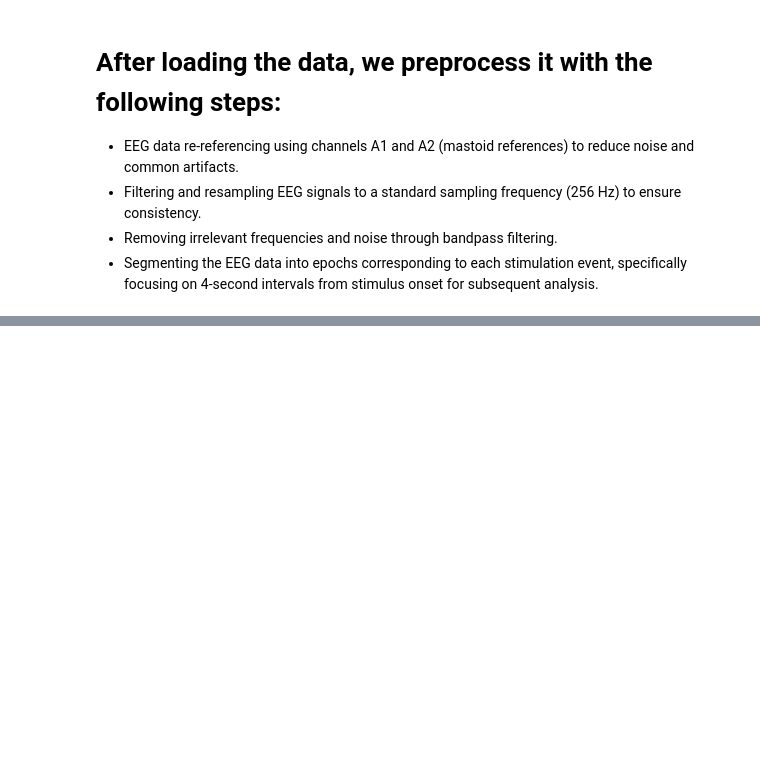
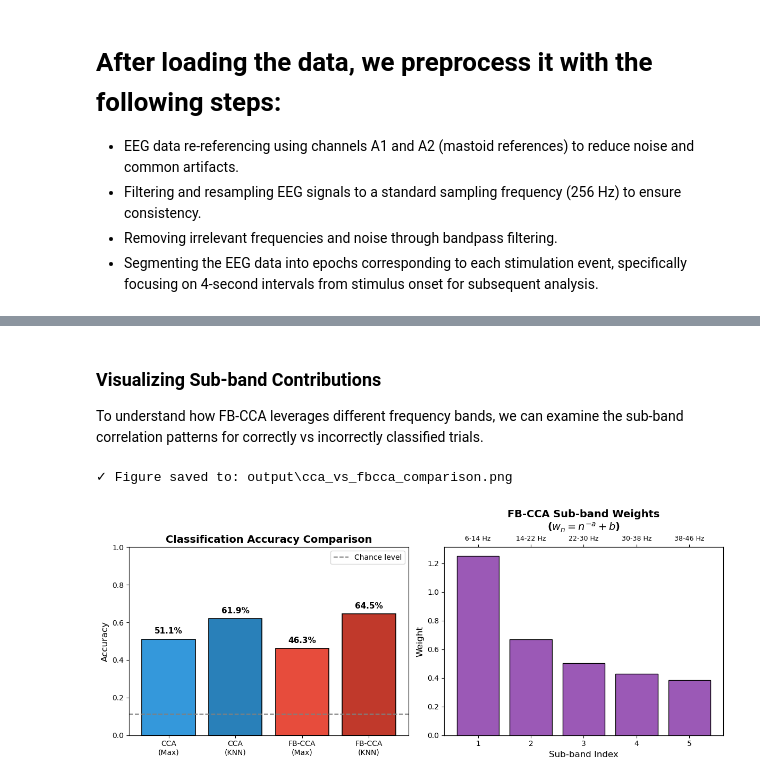
Before and after one commit to danylof/SSVEP-visual, a Jupyter notebook: FB-CCA/FB-CCA.ipynb, the cells around one changed output, grey strips where cells are left out. Cells and saved outputs as stored; diff of their text form; code cells hidden in the pictures; blank space fills up the shorter version.

```diff
--- a/FB-CCA/FB-CCA.ipynb
+++ b/FB-CCA/FB-CCA.ipynb
@@ -158,0 +365,20 @@ KNN Classification Accuracy: 0.6373
+# %%
+# Initialize classifier
+classifier = EEGClassifier()
+
+# Compare all methods: Standard CCA vs FB-CCA with both Max selection and KNN
+results = classifier.compare_methods(
+    cca_features=cca_features_by_subject,
+    fbcca_features=fbcca_features_by_subject,
+    labels_by_subject=labels_by_subject,
+    stim_frequencies=stim_frequencies
+)
+
+# Store results for visualization
+print("\n" + "="*60)
+print("IMPROVEMENT ANALYSIS")
+print("="*60)
+cca_improvement = (results['fbcca_max'] - results['cca_max']) / results['cca_max'] * 100
+knn_improvement = (results['fbcca_knn'] - results['cca_knn']) / results['cca_knn'] * 100
+print(f"FB-CCA vs CCA (Max Selection): {cca_improvement:+.1f}% improvement")
+print(f"FB-CCA vs CCA (KNN):           {knn_improvement:+.1f}% improvement")
@@ -158,0 +403,54 @@ KNN Classification Accuracy: 0.6373
+# %% [markdown]
+### Visualizing Sub-band Contributions
+
+To understand how FB-CCA leverages different frequency bands, we can examine the sub-band correlation patterns for correctly vs incorrectly classified trials.
+# %%
+import matplotlib.pyplot as plt
+from pathlib import Path
+
+# Create output directory for figures
+output_dir = Path('output')
+output_dir.mkdir(exist_ok=True)
+
+# Visualize classification results comparison
+fig, axes = plt.subplots(1, 2, figsize=(12, 5))
+
+# Bar chart comparing methods
+methods = ['CCA\n(Max)', 'CCA\n(KNN)', 'FB-CCA\n(Max)', 'FB-CCA\n(KNN)']
+accuracies = [results['cca_max'], results['cca_knn'], results['fbcca_max'], results['fbcca_knn']]
+colors = ['#3498db', '#2980b9', '#e74c3c', '#c0392b']
+
+bars = axes[0].bar(methods, accuracies, color=colors, edgecolor='black', linewidth=1.2)
+axes[0].set_ylabel('Accuracy', fontsize=12)
+axes[0].set_title('Classification Accuracy Comparison', fontsize=14, fontweight='bold')
+axes[0].set_ylim(0, 1.0)
+axes[0].axhline(y=1/len(stim_frequencies), color='gray', linestyle='--', label='Chance level')
+axes[0].legend()
+
+# Add accuracy values on bars
+for bar, acc in zip(bars, accuracies):
+    axes[0].text(bar.get_x() + bar.get_width()/2, bar.get_height() + 0.02,
+                f'{acc:.1%}', ha='center', va='bottom', fontsize=11, fontweight='bold')
+
+# Sub-band weights visualization
+subband_idx = np.arange(1, fb_info['num_subbands'] + 1)
+axes[1].bar(subband_idx, fb_info['weights'], color='#9b59b6', edgecolor='black')
+axes[1].set_xlabel('Sub-band Index', fontsize=12)
+axes[1].set_ylabel('Weight', fontsize=12)
+axes[1].set_title('FB-CCA Sub-band Weights\n($w_n = n^{-a} + b$)', fontsize=14, fontweight='bold')
+axes[1].set_xticks(subband_idx)
+
+# Add frequency ranges as x-tick labels
+freq_labels = [f'{int(low)}-{int(high)} Hz' for low, high in fb_info['subbands']]
+ax2 = axes[1].twiny()
+ax2.set_xlim(axes[1].get_xlim())
+ax2.set_xticks(subband_idx)
+ax2.set_xticklabels(freq_labels, fontsize=9)
+
+plt.tight_layout()
+plt.savefig(output_dir / 'cca_vs_fbcca_comparison.png', dpi=150, bbox_inches='tight')
+print(f"✓ Figure saved to: {output_dir / 'cca_vs_fbcca_comparison.png'}")
+plt.show()
+# %% [output]
+✓ Figure saved to: output\cca_vs_fbcca_comparison.png
+[figure, added]
```
Also changed, not shown: parts of 34 cells of this notebook, 18 other files.
